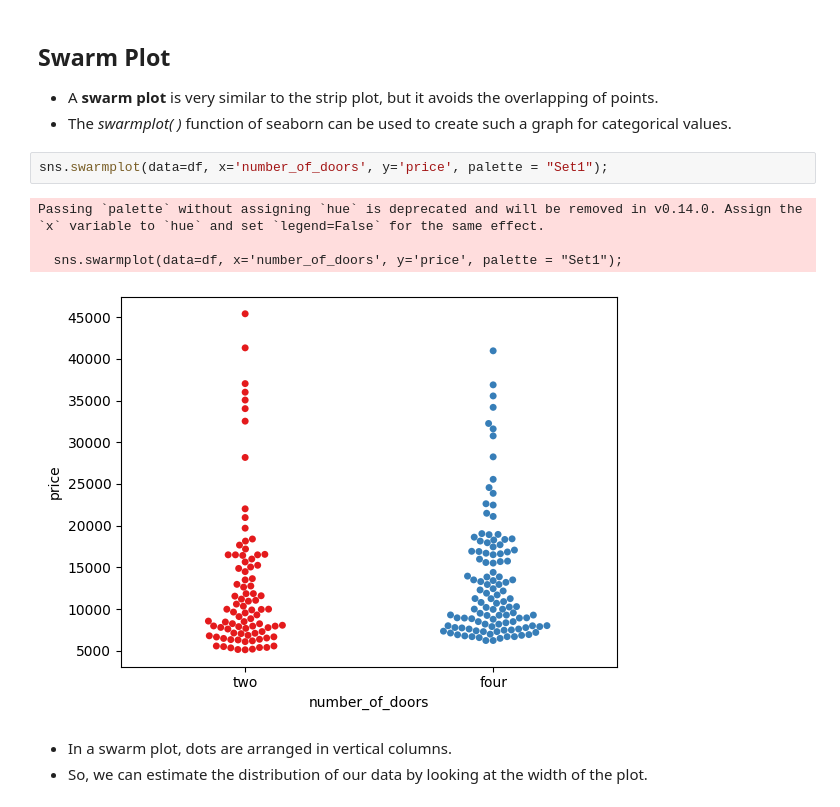
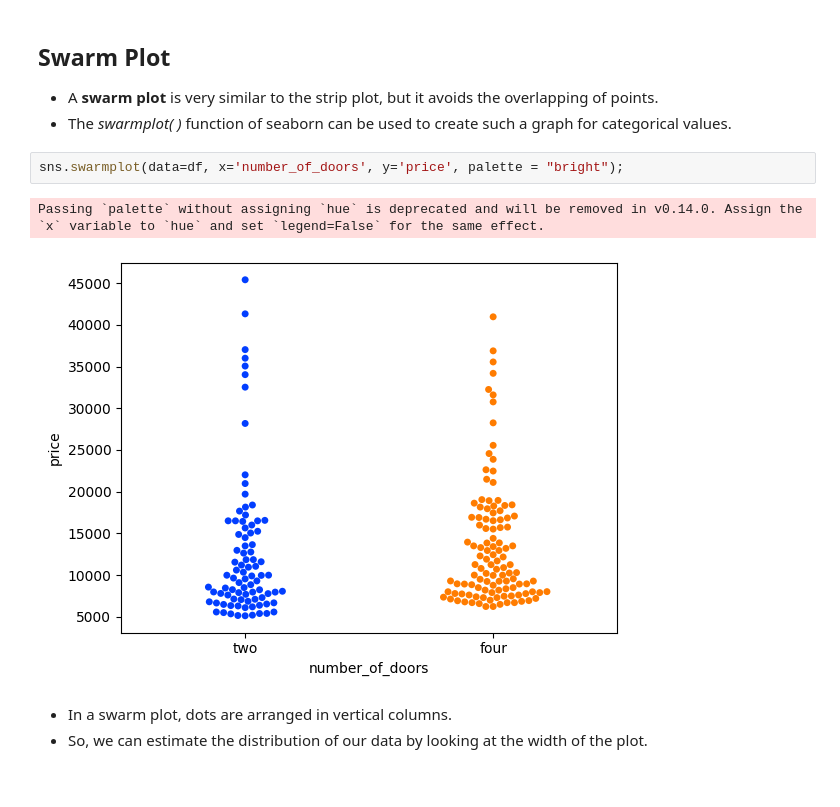
Before and after one commit to wstanislaus/data_visualization, a Jupyter notebook: notebooks/Data_Visualization_with_Python.ipynb, the cells around one changed output. Saved outputs shown, nothing was run; the diff lists cells and outputs as text.

```diff
--- a/notebooks/Data_Visualization_with_Python.ipynb
+++ b/notebooks/Data_Visualization_with_Python.ipynb
@@ -663,12 +657,10 @@ In a strip plot, dots are randomly arranged in vertical direction, which means w
 * A **swarm plot** is very similar to the strip plot, but it avoids the overlapping of points.
 * The *swarmplot( )* function of seaborn can be used to create such a graph for categorical values.
 # %%
-sns.swarmplot(data=df, x='number_of_doors', y='price', palette = "Set1");
+sns.swarmplot(data=df, x='number_of_doors', y='price', palette = "bright");
 # %% [output]
 Passing `palette` without assigning `hue` is deprecated and will be removed in v0.14.0. Assign the `x` variable to `hue` and set `legend=False` for the same effect.
-
-  sns.swarmplot(data=df, x='number_of_doors', y='price', palette = "Set1");
-[figure, old version]
+[figure, new version]
 # %% [markdown]
 - In a swarm plot, dots are arranged in vertical columns.
 - So, we can estimate the distribution of our data by looking at the width of the plot.
```
Also changed, not shown: parts of 5 cells of this notebook, 3 other files.
